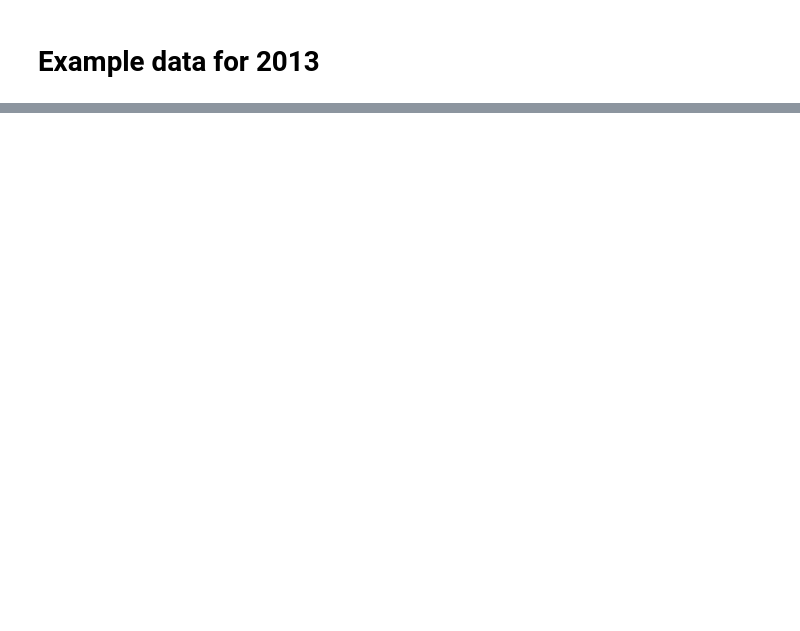
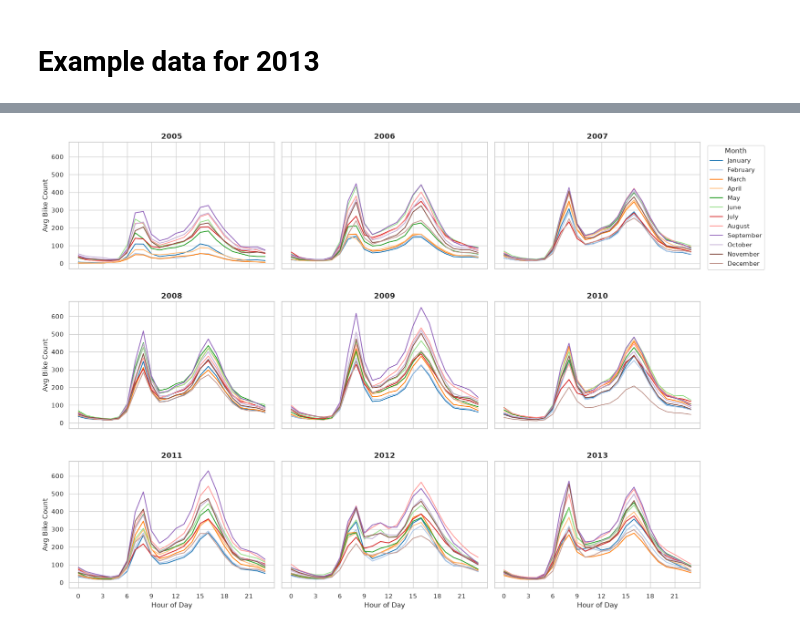
Before and after one commit to Flurry58/BigDataProject, a Jupyter notebook: NewDataSet.ipynb, the cells around one changed output, grey strips where cells are left out. Cells and saved outputs as stored; diff of their text form; code cells hidden in the pictures; blank space fills up the shorter version.

Commit message:
graphsgit add -A

```diff
--- a/NewDataSet.ipynb
+++ b/NewDataSet.ipynb
@@ -100,0 +103,47 @@ Hourly bike count totals:
+# %%
+import calendar
+import pandas as pd
+import matplotlib.pyplot as plt
+import seaborn as sns
+
+sns.set_theme(style="whitegrid")
+month_order = list(calendar.month_name[1:])
+
+fig, axes = plt.subplots(3, 3, figsize=(18, 12), sharex=True, sharey=True)
+axes = axes.flatten()
+
+for i, year in enumerate(sorted(df_fixed_bikes.keys())):
+    ax = axes[i]
+    df_year = df_fixed_bikes[year].copy()
+    df_year["month_name"] = df_year["timestamp"].dt.strftime("%B")
+    df_year["hour"] = df_year["timestamp"].dt.hour
+
+    month_hour_counts = (
+        df_year.groupby(["month_name", "hour"], as_index=False)["bike_count"]
+        .mean()
+    )
+    month_hour_counts["month_name"] = pd.Categorical(
+        month_hour_counts["month_name"], categories=month_order, ordered=True
+    )
+    month_hour_counts = month_hour_counts.sort_values(["month_name", "hour"])
+
+    sns.lineplot(
+        data=month_hour_counts,
+        x="hour",
+        y="bike_count",
+        hue="month_name",
+        palette="tab20",
+        ax=ax,
+        legend=(i == 2),  # Place one shared legend on the top-right subplot
+    )
+
+    ax.set_title(str(year), fontsize=13, fontweight="bold")
+    ax.set_xlabel("Hour of Day")
+    ax.set_ylabel("Avg Bike Count")
+    ax.set_xticks(range(0, 24, 3))
+
+axes[2].legend(title="Month", bbox_to_anchor=(1.02, 1), loc="upper left", frameon=True)
+plt.tight_layout()
+plt.show()
+# %% [output]
+[figure, added]
```
Also changed, not shown: parts of 10 cells of this notebook.
